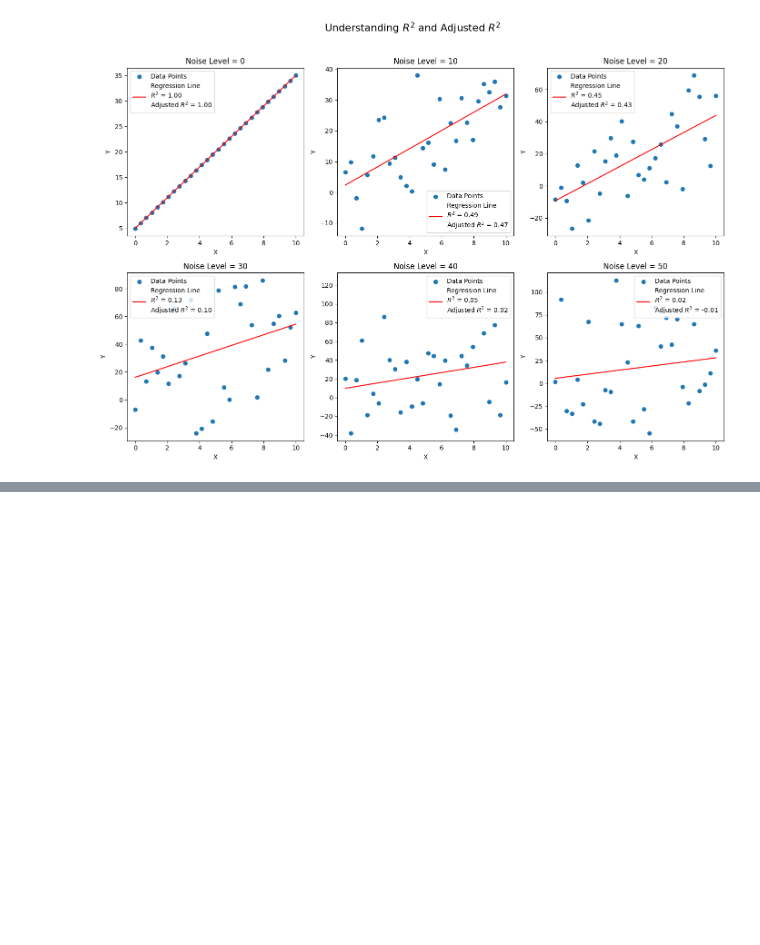
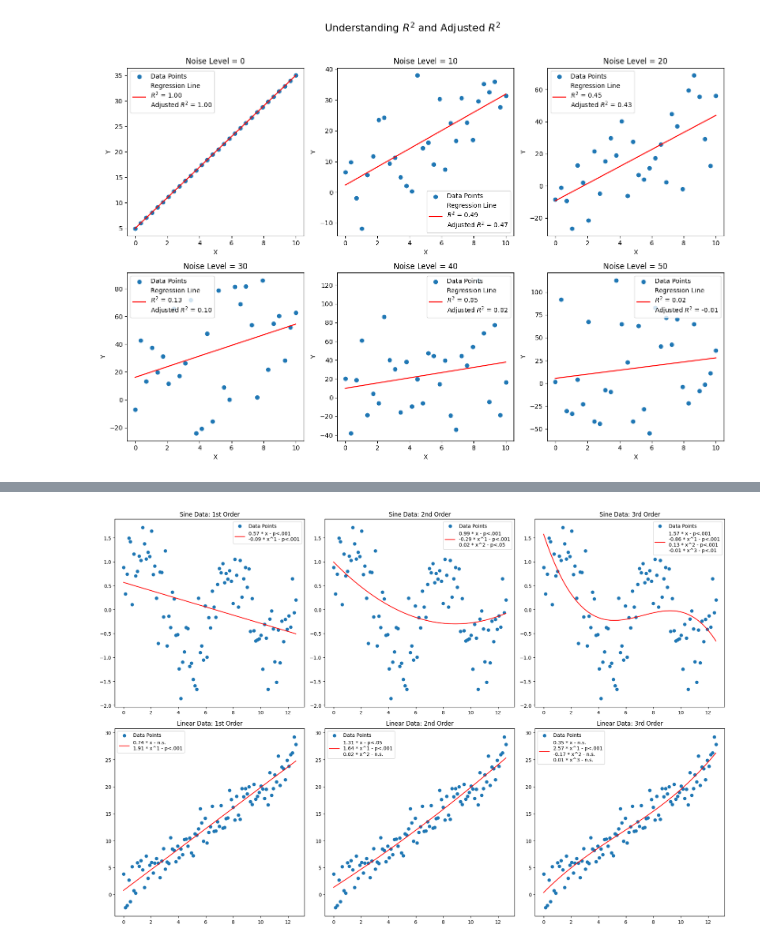
Before and after one commit to IST407-707/707-Week3-Lab, a Jupyter notebook: week3-lab.ipynb, the cells around one changed output, grey strips where cells are left out. Cells and saved outputs as stored; diff of their text form; code cells hidden in the pictures; blank space fills up the shorter version.

```diff
--- a/week3-lab.ipynb
+++ b/week3-lab.ipynb
@@ -108,0 +195,85 @@ plt.show()
+# %%
+import statsmodels.api as sm
+import matplotlib.pyplot as plt
+import numpy as np
+
+# Function to fit polynomial and return p-values
+def fit_and_get_coeffs(x, y, degree):
+    x_poly = np.column_stack([x**i for i in range(degree + 1)])
+    model = sm.OLS(y, x_poly).fit()
+    return model.params, model.pvalues
+    print(model.params)
+    return model.pvalues[-1]
+
+def format_legend_text(coefficients, p_values):
+    formatted_text = []
+    for i, (coef, p_value) in enumerate(zip(coefficients, p_values)):
+        # Convert p-value to conventional scientific notation
+        if p_value >= 0.05:
+            p_text = "n.s."
+        elif p_value < 0.05 and p_value >= 0.01:
+            p_text = "p<.05"
+        elif p_value < 0.01 and p_value >= 0.001:
+            p_text = "p<.01"
+        else:
+            p_text = "p<.001"
+
+        # Format coefficient and power of x
+        coef_text = f"{coef:.2f} * x"
+        if i > 0:
+            coef_text += f"^{i}"
+
+        # Combine to create legend text
+        formatted_text.append(f"{coef_text} - {p_text}")
+
+    return formatted_text
+
+# Seed for reproducibility
+np.random.seed(0)
+
+# Data generation parameters
+n_points = 100
+x = np.linspace(0, 4 * np.pi, n_points)
+
+# Generate data using sine function
+y_sine = np.sin(x) + np.random.normal(0, 0.5, n_points)
+
+# Generate data using a linear function
+y_linear = 2 * x + np.random.normal(0, 2, n_points)
+
+# Create plots
+fig, axs = plt.subplots(2, 3, figsize=(18, 12))
+
+# Titles
+titles = ['1st Order', '2nd Order', '3rd Order']
+
+# Loop through to create polynomial fits
+for i in range(3):
+    # Fit polynomial for sine data
+    p_sine = np.polyfit(x, y_sine, i + 1)
+    y_sine_fit = np.polyval(p_sine, x)
+    coeffs, pvalues = fit_and_get_coeffs(x, y_sine, i + 1)
+    p_value_sine = "\n".join(format_legend_text(coeffs,pvalues))
+
+    # Fit polynomial for linear data
+    p_linear = np.polyfit(x, y_linear, i + 1)
+    y_linear_fit = np.polyval(p_linear, x)
+    coeffs, pvalues = fit_and_get_coeffs(x, y_linear, i + 1)
+    p_value_linear = "\n".join(format_legend_text(coeffs,pvalues))
+
+    # Plotting for sine data
+    axs[0, i].scatter(x, y_sine, label='Data Points')
+    axs[0, i].plot(x, y_sine_fit, 'r', label=f'{p_value_sine}')
+    axs[0, i].set_title(f'Sine Data: {titles[i]}')
+    axs[0, i].legend()
+
+    # Plotting for linear data
+    axs[1, i].scatter(x, y_linear, label='Data Points')
+    axs[1, i].plot(x, y_linear_fit, 'r', label=f'{p_value_linear}')
+    axs[1, i].set_title(f'Linear Data: {titles[i]}')
+    axs[1, i].legend()
+
+plt.tight_layout()
+plt.show()
+# %% [output]
+[figure, added]
```
Also changed, not shown: parts of 27 cells of this notebook.
